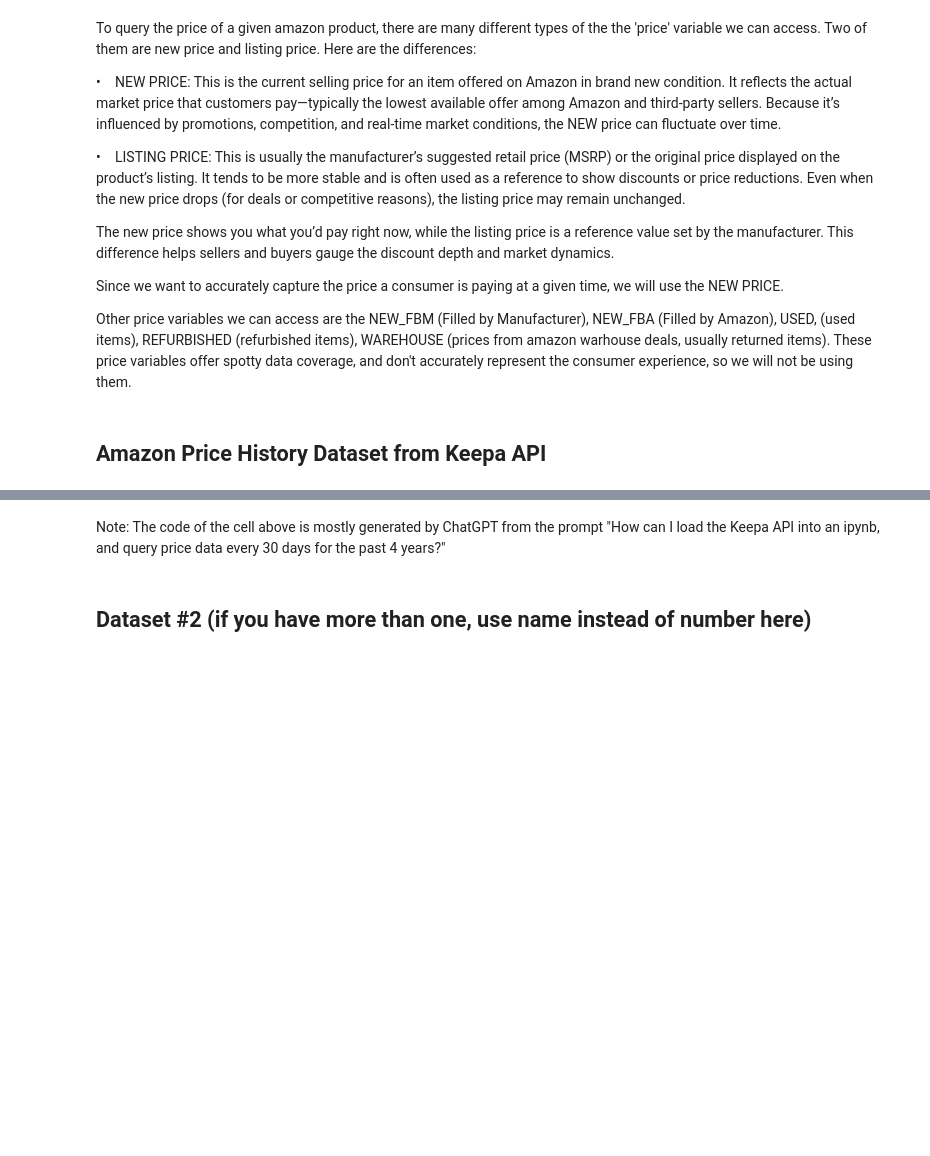
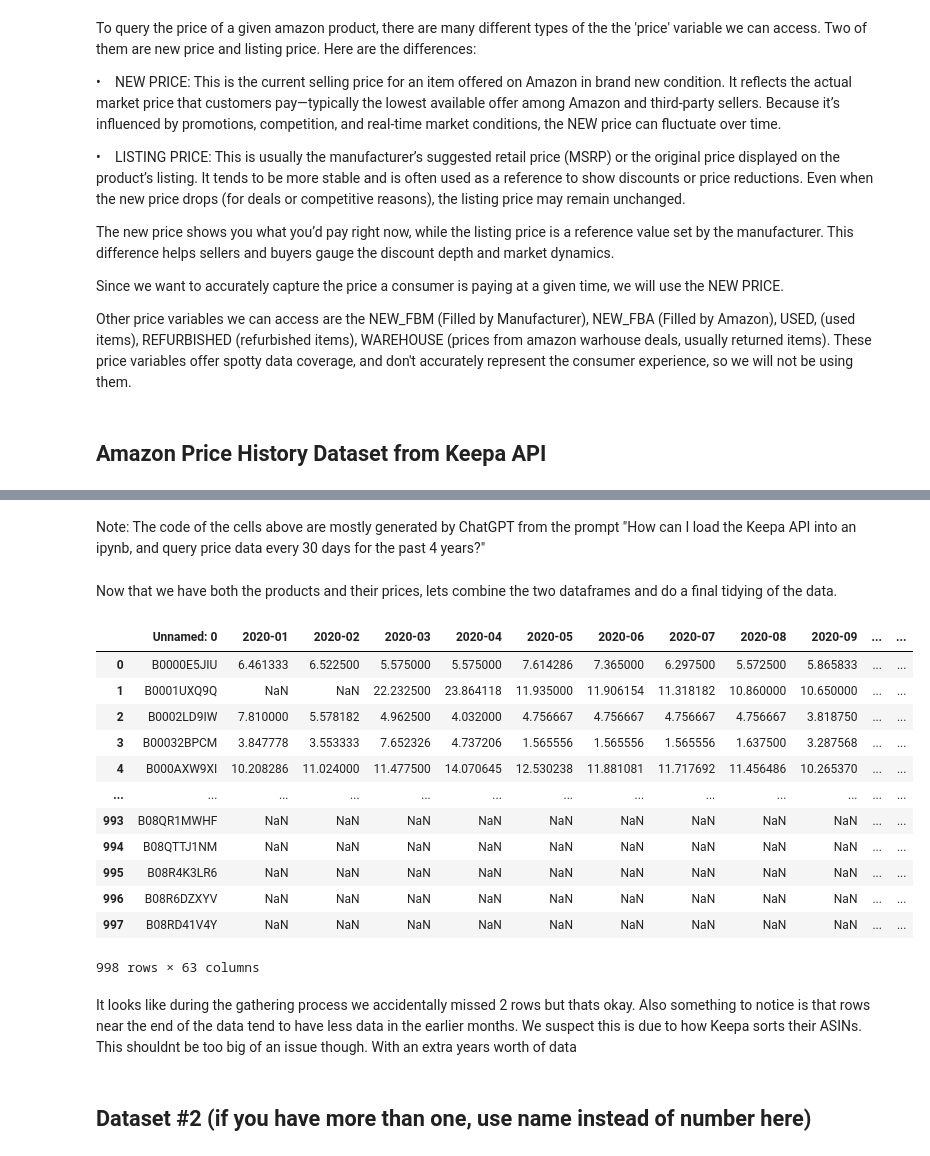
Before and after one commit to domwrm/Amazon-Pricing-Anlysis, a Jupyter notebook: DataCheckpoint_Group031_WI25.ipynb, the cells around one changed output, grey strips where cells are left out. Cells and saved outputs as stored; diff of their text form; code cells hidden in the pictures; blank space fills up the shorter version.

```diff
--- a/DataCheckpoint_Group031_WI25.ipynb
+++ b/DataCheckpoint_Group031_WI25.ipynb
@@ -389,6 +390,30 @@ Waiting 2 seconds for additional tokens
 # %% [markdown]
 Note:
-The code of the cell above is mostly generated by ChatGPT from the prompt "How can I load the Keepa API into an ipynb, and query price data every 30 days for the past 4 years?"
+The code of the cells above are mostly generated by ChatGPT from the prompt "How can I load the Keepa API into an ipynb, and query price data every 30 days for the past 4 years?"
+# %% [markdown]
+Now that we have both the products and their prices, lets combine the two dataframes and do a final tidying of the data.
+# %%
+category = 'grocery_and_foods'
+data_path2 = Path('data/') / f'{category}_monthly_prices.csv'
+price_data = pd.read_csv(data_path2)
+
+price_data
+# %% [output]
+|  | Unnamed: 0 | 2020-01 | 2020-02 | 2020-03 | 2020-04 | 2020-05 | 2020-06 | 2020-07 | 2020-08 | 2020-09 | ... | ... |
+| 0 | B0000E5JIU | 6.461333 | 6.522500 | 5.575000 | 5.575000 | 7.614286 | 7.365000 | 6.297500 | 5.572500 | 5.865833 | ... | ... |
+| 1 | B0001UXQ9Q | NaN | NaN | 22.232500 | 23.864118 | 11.935000 | 11.906154 | 11.318182 | 10.860000 | 10.650000 | ... | ... |
+| 2 | B0002LD9IW | 7.810000 | 5.578182 | 4.962500 | 4.032000 | 4.756667 | 4.756667 | 4.756667 | 4.756667 | 3.818750 | ... | ... |
+| 3 | B00032BPCM | 3.847778 | 3.553333 | 7.652326 | 4.737206 | 1.565556 | 1.565556 | 1.565556 | 1.637500 | 3.287568 | ... | ... |
+| 4 | B000AXW9XI | 10.208286 | 11.024000 | 11.477500 | 14.070645 | 12.530238 | 11.881081 | 11.717692 | 11.456486 | 10.265370 | ... | ... |
+| ... | ... | ... | ... | ... | ... | ... | ... | ... | ... | ... | ... | ... |
+| 993 | B08QR1MWHF | NaN | NaN | NaN | NaN | NaN | NaN | NaN | NaN | NaN | ... | ... |
+| 994 | B08QTTJ1NM | NaN | NaN | NaN | NaN | NaN | NaN | NaN | NaN | NaN | ... | ... |
+| 995 | B08R4K3LR6 | NaN | NaN | NaN | NaN | NaN | NaN | NaN | NaN | NaN | ... | ... |
+| 996 | B08R6DZXYV | NaN | NaN | NaN | NaN | NaN | NaN | NaN | NaN | NaN | ... | ... |
+| 997 | B08RD41V4Y | NaN | NaN | NaN | NaN | NaN | NaN | NaN | NaN | NaN | ... | ... |
+998 rows × 63 columns
+# %% [markdown]
+It looks like during the gathering process we accidentally missed 2 rows but thats okay. Also something to notice is that rows near the end of the data tend to have less data in the earlier months. We suspect this is due to how Keepa sorts their ASINs. This shouldnt be too big of an issue though. With an extra years worth of data
 # %% [markdown]
 ## Dataset #2 (if you have more than one, use name instead of number here)
 # %%
```
Also changed, not shown: parts of 28 cells of this notebook, 5 other files.
